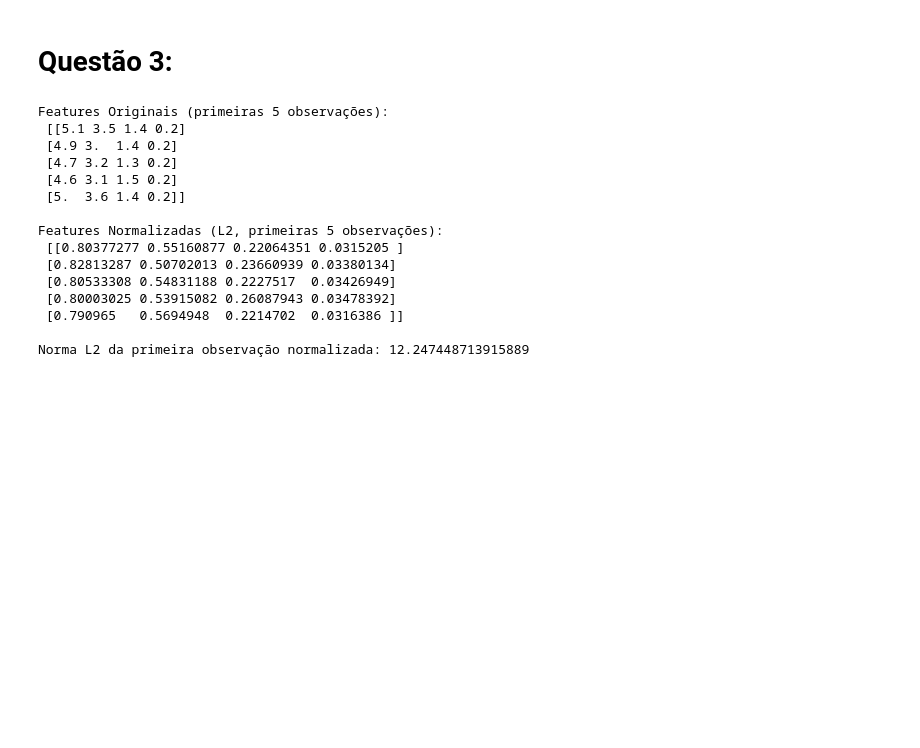
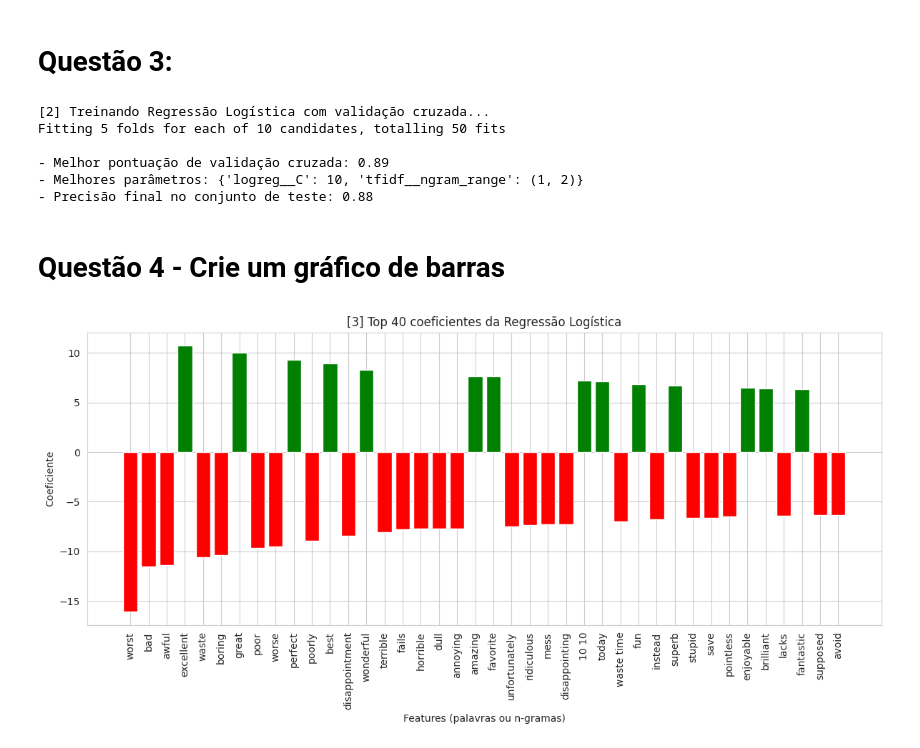
Before and after one commit to ecrseer/machine-learnin, a Jupyter notebook: ft_engine/featEng_tp3.ipynb, the cells around one changed output. Cells and saved outputs as stored; diff of their text form; code cells hidden in the pictures; blank space fills up the shorter version.

Commit message:
regressao logistica

```diff
--- a/ft_engine/featEng_tp3.ipynb
+++ b/ft_engine/featEng_tp3.ipynb
@@ -79,24 +79,67 @@ stubbornly: 0.0596
 # %% [markdown]
 # Questão 3:
 # %%
-from sklearn.preprocessing import Normalizer
-from sklearn import datasets
-import numpy as np
 
-iris = datasets.load_iris()
+def treinar_classificador(textos_treino, y_treino, textos_teste, y_teste):
+    """Executa GridSearch com Regressão Logística e retorna o modelo treinado."""
+    pipeline = Pipeline([
+        ("tfidf", TfidfVectorizer(min_df=5, stop_words="english", ngram_range=(1, 2))),
+        ("logreg", LogisticRegression(max_iter=1000))
+    ])
+
+    param_grid = {
+        "logreg__C": [0.001, 0.01, 0.1, 1, 10],
+        "tfidf__ngram_range": [(1, 1), (1, 2)]
+    }
+
+    print("\n[2] Treinando Regressão Logística com validação cruzada...")
+    grid = ç(pipeline, param_grid, cv=5, n_jobs=-1, verbose=1)
+    grid.fit(textos_treino, y_treino)
+
+    print(f"\n- Melhor pontuação de validação cruzada: {grid.best_score_:.2f}")
+    print(f"- Melhores parâmetros: {grid.best_params_}")
+
+    acuracia = grid.score(textos_teste, y_teste)
+    print(f"- Precisão final no conjunto de teste: {acuracia:.2f}")
+
+    return grid
+
+
+modelo = treinar_classificador(X_train, y_train, X_test, y_test)
 # %% [output]
-Features Originais (primeiras 5 observações):
- [[5.1 3.5 1.4 0.2]
- [4.9 3.  1.4 0.2]
- [4.7 3.2 1.3 0.2]
- [4.6 3.1 1.5 0.2]
- [5.  3.6 1.4 0.2]]
+[2] Treinando Regressão Logística com validação cruzada...
+Fitting 5 folds for each of 10 candidates, totalling 50 fits
 
-Features Normalizadas (L2, primeiras 5 observações):
- [[0.80377277 0.55160877 0.22064351 0.0315205 ]
- [0.82813287 0.50702013 0.23660939 0.03380134]
- [0.80533308 0.54831188 0.2227517  0.03426949]
- [0.80003025 0.53915082 0.26087943 0.03478392]
- [0.790965   0.5694948  0.2214702  0.0316386 ]]
-
-Norma L2 da primeira observação normalizada: 12.247448713915889
+- Melhor pontuação de validação cruzada: 0.89
+- Melhores parâmetros: {'logreg__C': 10, 'tfidf__ngram_range': (1, 2)}
+- Precisão final no conjunto de teste: 0.88
+# %% [markdown]
+# Questão 4 - Crie um gráfico de barras
+# %%
+
+def exibir_maiores_coeficientes(modelo, top_n=40):
+    """Exibe gráfico de barras com os maiores coeficientes da Regressão Logística."""
+    vetor = modelo.best_estimator_.named_steps["tfidf"]
+    regressao = modelo.best_estimator_.named_steps["logreg"]
+
+    feature_names = np.array(vetor.get_feature_names_out())
+    coef = regressao.coef_.ravel()
+    indices_ordenados = np.argsort(np.abs(coef))[::-1]
+
+    top_features = feature_names[indices_ordenados[:top_n]]
+    top_coefs = coef[indices_ordenados[:top_n]]
+
+    plt.figure(figsize=(12, 6))
+    cores = ['green' if c > 0 else 'red' for c in top_coefs]
+    plt.bar(range(top_n), top_coefs, color=cores)
+    plt.xticks(range(top_n), top_features, rotation=90)
+    plt.title("[3] Top 40 coeficientes da Regressão Logística")
+    plt.xlabel("Features (palavras ou n-gramas)")
+    plt.ylabel("Coeficiente")
+    plt.tight_layout()
+    plt.show()
+
+
+exibir_maiores_coeficientes(modelo)
+# %% [output]
+[figure, added]
```
